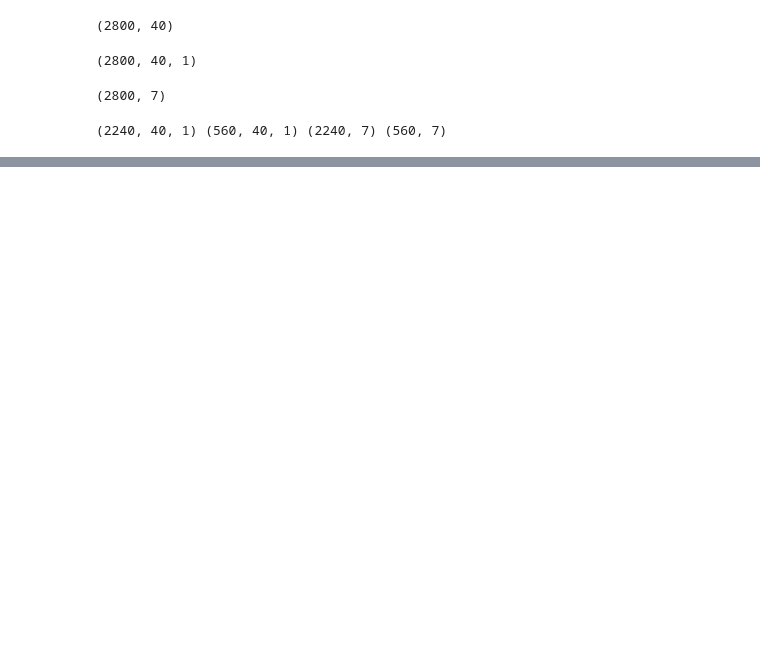
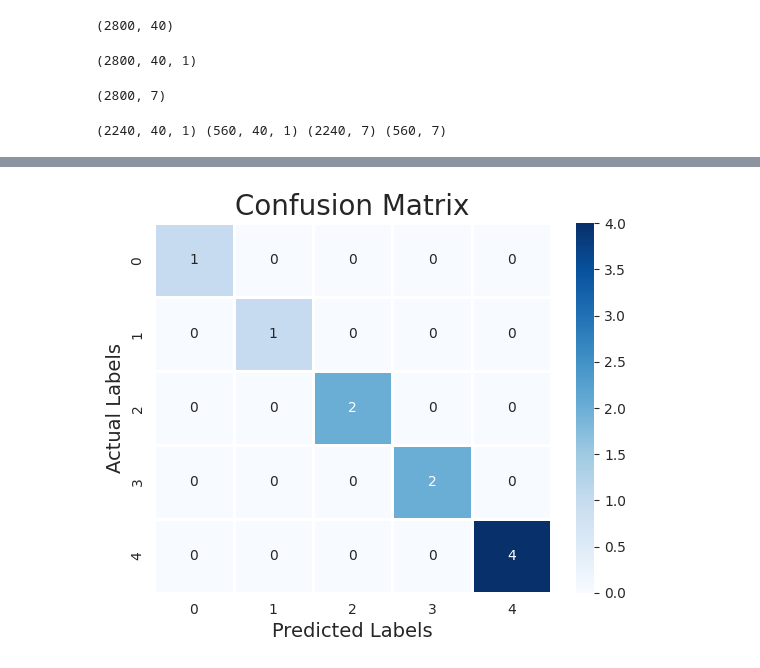
Before and after one commit to umairaziz719/SoundSense-Sentiment-Analysis, a Jupyter notebook: soundsense.ipynb, the cells around one changed output, grey strips where cells are left out. Cells and saved outputs as stored; diff of their text form; code cells hidden in the pictures; blank space fills up the shorter version.

Commit message:
confusion matrix

```diff
--- a/soundsense.ipynb
+++ b/soundsense.ipynb
@@ -405,3 +426,14 @@ Actual values: [['sad']
+# %%
+confusion_matrix = confusion_matrix(y_val_labels,y_pred_labels)
+# %%
+sns.heatmap(confusion_matrix, linecolor='white', cmap='Blues', linewidth=1, annot=True, fmt='')
+
+plt.title('Confusion Matrix', size=20)
+plt.xlabel('Predicted Labels', size=14)
+plt.ylabel('Actual Labels', size=14)
+plt.show()
+# %% [output]
+[figure, added]
 # %%
 model1 = Sequential([
     LSTM(256, return_sequences=False, input_shape=(X_train.shape[1], 1)),
```
Also changed, not shown: parts of 21 cells of this notebook.
